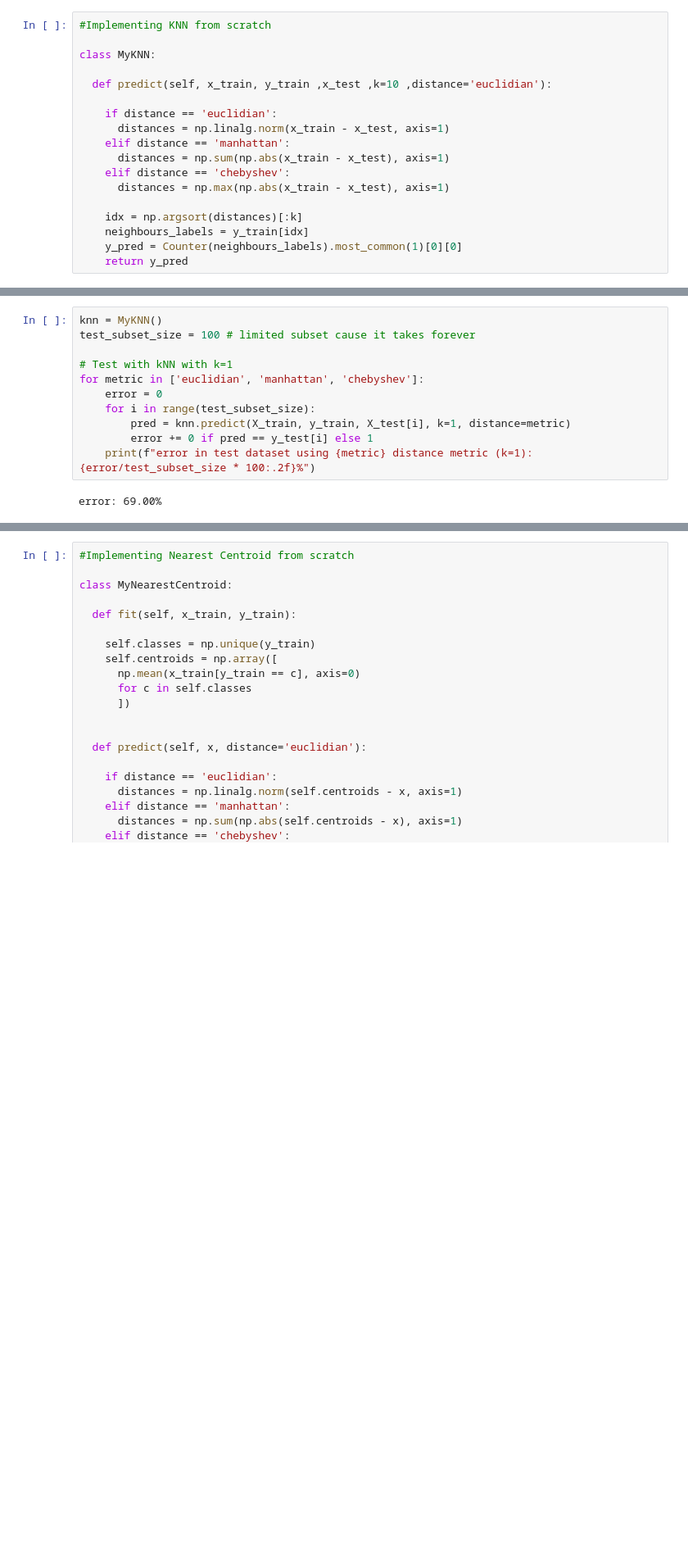
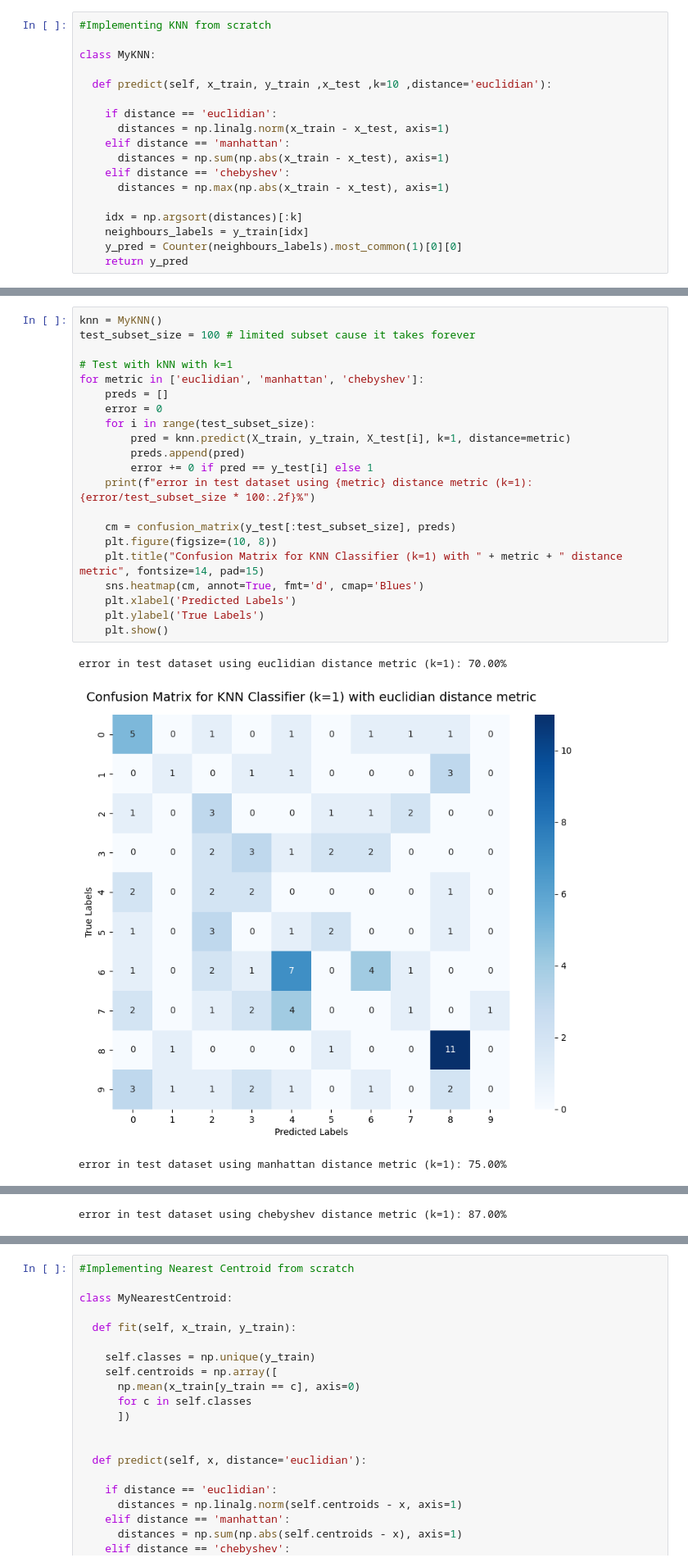
Before and after one commit to giannisster/knn-and-centroid-tests-over-cifar10, a Jupyter notebook: DL_Task_1.ipynb, the cells around one changed output, grey strips where cells are left out. Shown at 82% size. Cells and saved outputs as stored; diff of their text form; blank space fills up the shorter version.

Commit message:
added needed explaination Text, confusion matrices plus some changes

```diff
--- a/DL_Task_1.ipynb
+++ b/DL_Task_1.ipynb
@@ -72,13 +82,25 @@ class MyKNN:
 # %%
 knn = MyKNN()
 test_subset_size = 100 # limited subset cause it takes forever
 
 # Test with kNN with k=1
 for metric in ['euclidian', 'manhattan', 'chebyshev']:
+    preds = []
     error = 0
     for i in range(test_subset_size):
         pred = knn.predict(X_train, y_train, X_test[i], k=1, distance=metric)
+        preds.append(pred)
         error += 0 if pred == y_test[i] else 1
     print(f"error in test dataset using {metric} distance metric (k=1): {error/test_subset_size * 100:.2f}%")
+
+    cm = confusion_matrix(y_test[:test_subset_size], preds)
+    plt.figure(figsize=(10, 8))
+    plt.title("Confusion Matrix for KNN Classifier (k=1) with " + metric + " distance metric", fontsize=14, pad=15)
+    sns.heatmap(cm, annot=True, fmt='d', cmap='Blues')
+    plt.xlabel('Predicted Labels')
+    plt.ylabel('True Labels')
+    plt.show()
 # %% [output]
-error: 69.00%
+error in test dataset using euclidian distance metric (k=1): 70.00%
+[figure, added]
+error in test dataset using manhattan distance metric (k=1): 75.00%
@@ -84,0 +108 @@ error: 69.00%
+error in test dataset using chebyshev distance metric (k=1): 87.00%
```
Also changed, not shown: parts of 16 cells of this notebook.
